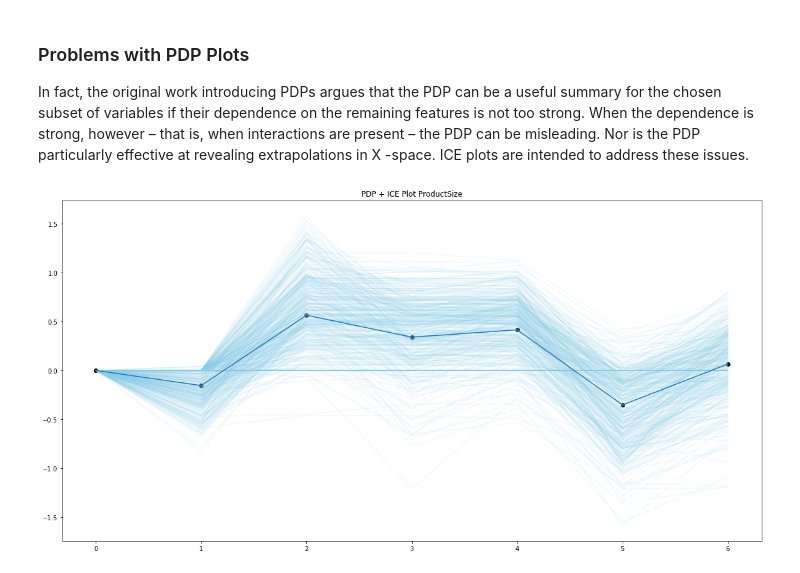
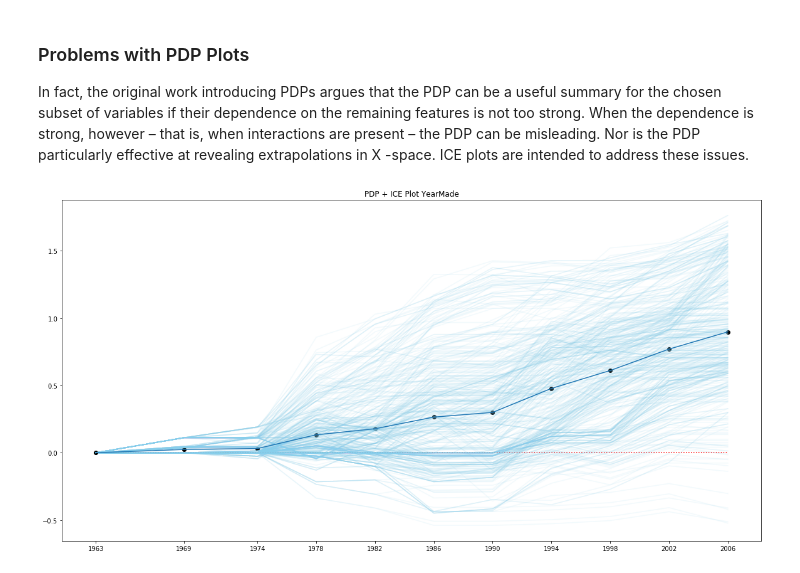
Before and after one commit to KeremTurgutlu/machinelearning, a Jupyter notebook: INTERPRET RANDOM FOREST - SIMPLE & EFFECTIVE.ipynb, the cells around one changed output. Cells and saved outputs as stored; diff of their text form; code cells hidden in the pictures.

```diff
--- a/INTERPRET RANDOM FOREST - SIMPLE & EFFECTIVE.ipynb
+++ b/INTERPRET RANDOM FOREST - SIMPLE & EFFECTIVE.ipynb
@@ -280,6 +284,4 @@ for the chosen subset of variables if their dependence on the remaining features
 strong. When the dependence is strong, however – that is, when interactions are present –
 the PDP can be misleading. Nor is the PDP particularly effective at revealing extrapolations
 in X -space. ICE plots are intended to address these issues.
-# %%
-ens = TreeEnsemble(X_train[cols], y_train, 5, 20000)
 # %%
@@ -311,6 +313,6 @@ def pdp_plot(m, x, target_feature, num_grids=None ,n=None):
 # %%
 matplotlib.rcParams['figure.figsize'] = (20, 10)
 x = X_train[cols][X_train.YearMade > 1920]
-levels = pdp_plot(ens, x, 'ProductSize', num_grids= 10,n=500)
+levels = pdp_plot(ens, x, 'YearMade', num_grids= 10,n=500)
 # %% [output]
-[figure, old version]
+[figure, new version]
```
Also changed, not shown: parts of 19 cells of this notebook.
